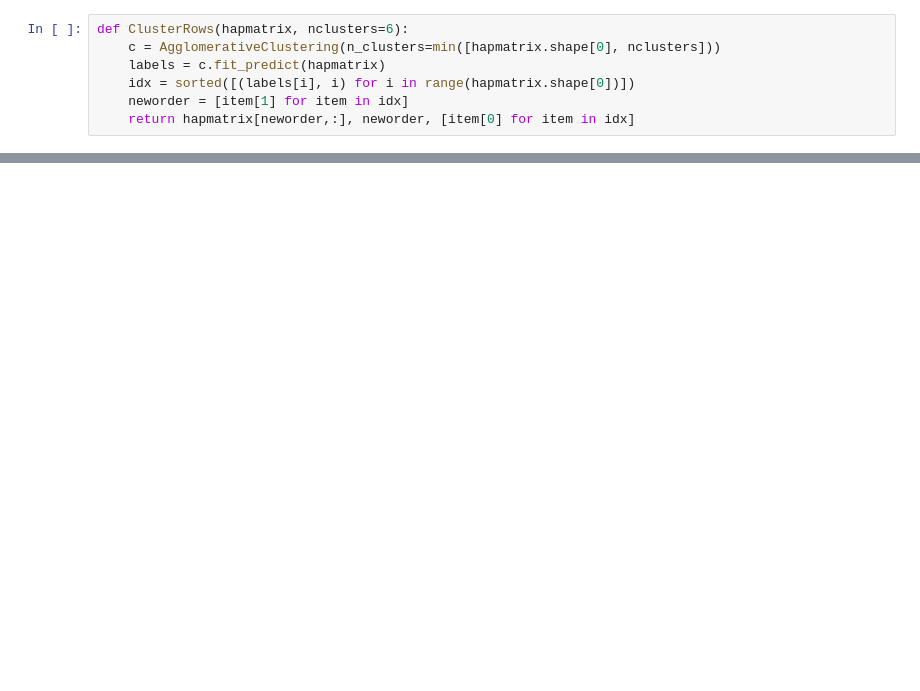
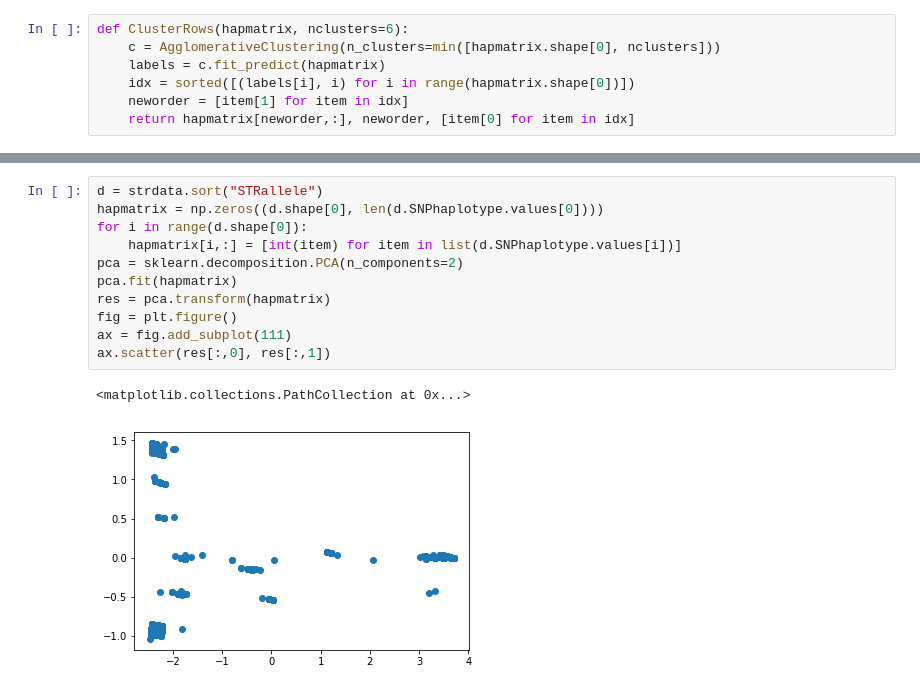
Before and after one commit to gymreklab/ssc-imputation, a Jupyter notebook: visualization/VisSnpStrHaplotypes.ipynb, the cells around one changed output, grey strips where cells are left out. Drawn from its saved outputs; the diff is of its cells as text; blank space fills up the shorter version.

```diff
--- a/visualization/VisSnpStrHaplotypes.ipynb
+++ b/visualization/VisSnpStrHaplotypes.ipynb
@@ -119,0 +165,14 @@ ax.set_xticklabels([]);
+# %%
+d = strdata.sort("STRallele")
+hapmatrix = np.zeros((d.shape[0], len(d.SNPhaplotype.values[0])))
+for i in range(d.shape[0]):
+    hapmatrix[i,:] = [int(item) for item in list(d.SNPhaplotype.values[i])]
+pca = sklearn.decomposition.PCA(n_components=2)
+pca.fit(hapmatrix)
+res = pca.transform(hapmatrix)
+fig = plt.figure()
+ax = fig.add_subplot(111)
+ax.scatter(res[:,0], res[:,1])
+# %% [output]
+<matplotlib.collections.PathCollection at 0x...>
+[figure, added]
```
Also changed, not shown: parts of 14 cells of this notebook, 7 other files.
